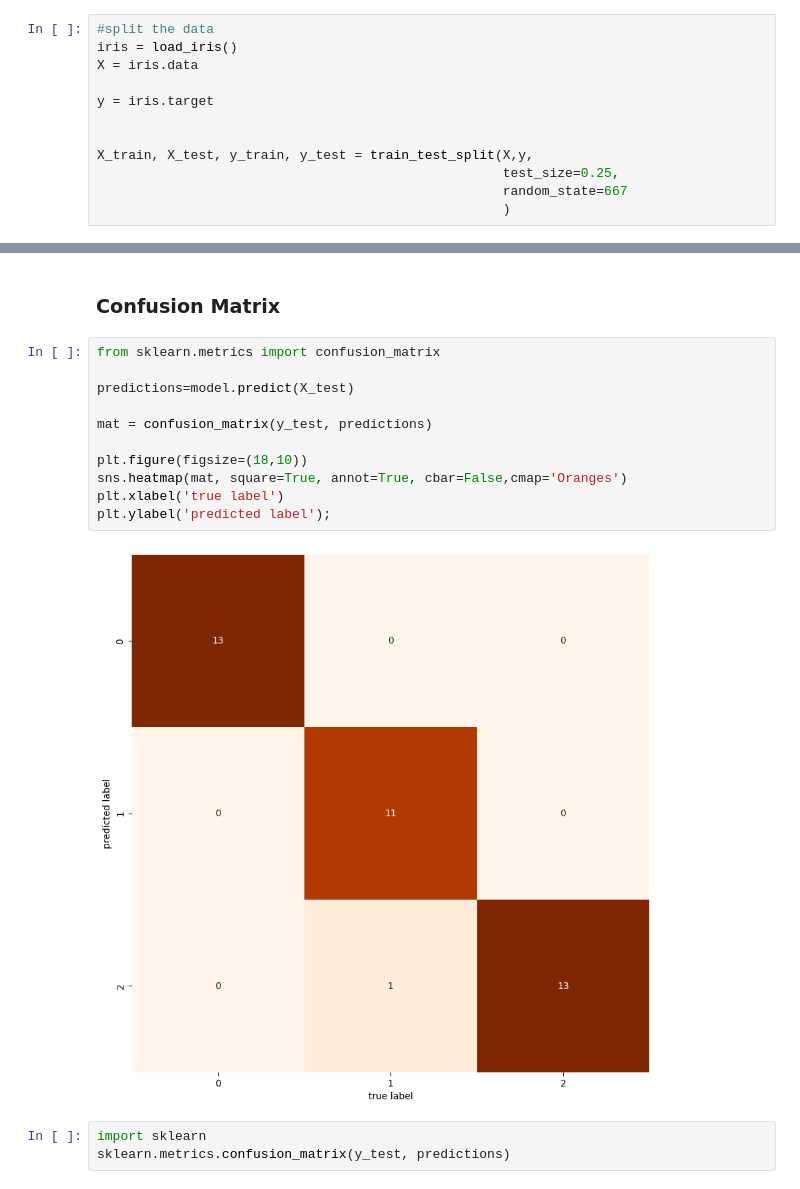
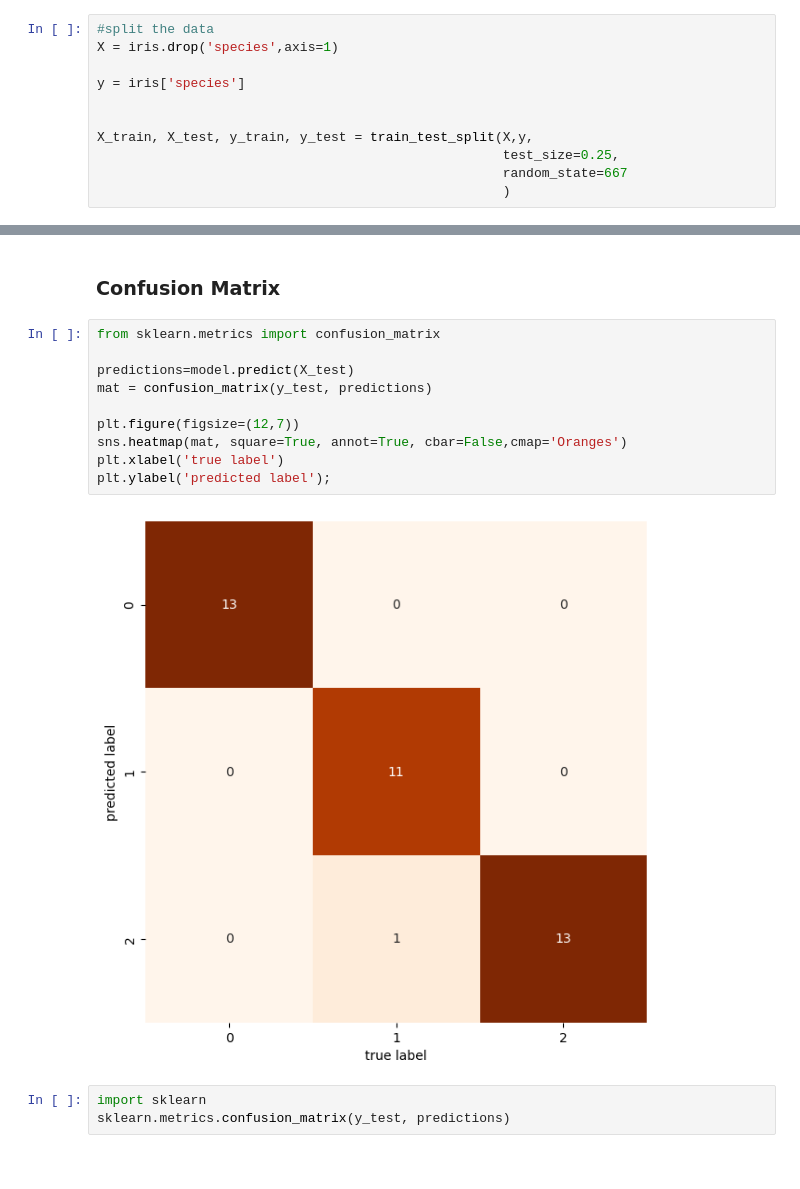
Before and after one commit to Frenz86/machine-learning-course, a Jupyter notebook: python/Lez11/60_DecisionTree.ipynb, the cells around one changed output, grey strips where cells are left out. Saved outputs shown, nothing was run; the diff lists cells and outputs as text.

```diff
--- a/python/Lez11/60_DecisionTree.ipynb
+++ b/python/Lez11/60_DecisionTree.ipynb
@@ -45,10 +44,9 @@ iris
 150 rows × 5 columns
 # %%
 #split the data
-iris = load_iris()
-X = iris.data
+X = iris.drop('species',axis=1)
 
-y = iris.target
+y = iris['species']
 
 
 X_train, X_test, y_train, y_test = train_test_split(X,y,
@@ -221,16 +224,15 @@ Image(graph.create_png())
 # %%
 from sklearn.metrics import confusion_matrix
 
 predictions=model.predict(X_test)
-
 mat = confusion_matrix(y_test, predictions)
 
-plt.figure(figsize=(18,10))
+plt.figure(figsize=(12,7))
 sns.heatmap(mat, square=True, annot=True, cbar=False,cmap='Oranges')
 plt.xlabel('true label')
 plt.ylabel('predicted label');
 # %% [output]
-[figure, old version]
+[figure, new version]
 # %%
 import sklearn
 sklearn.metrics.confusion_matrix(y_test, predictions)
```
Also changed, not shown: parts of 14 cells of this notebook, 2 other files.
